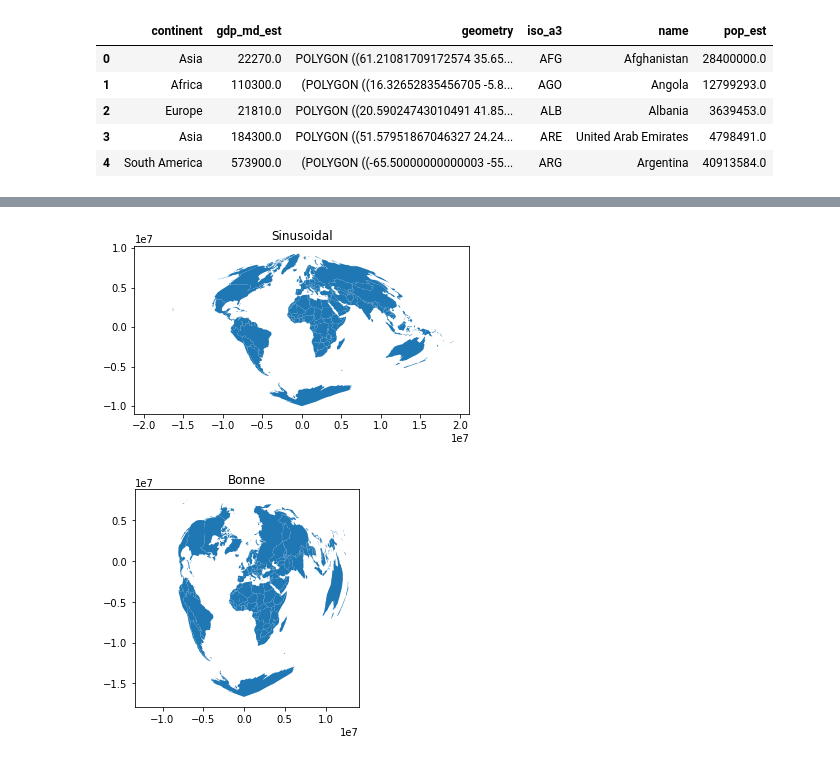
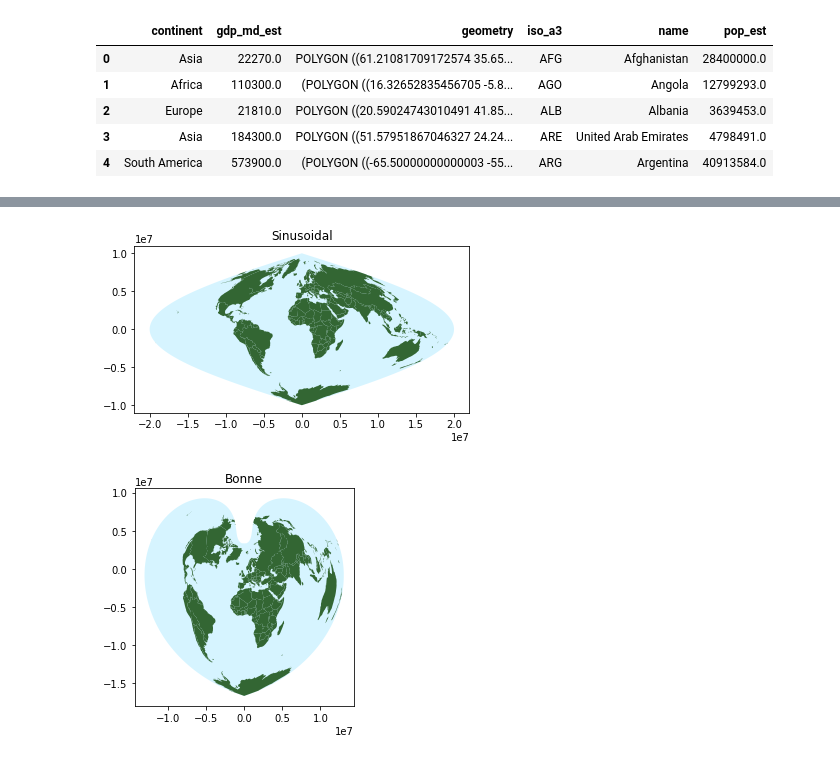
Before and after one commit to data-8/geography-88, a Jupyter notebook: session2/Map-projection.ipynb, the cells around one changed output, grey strips where cells are left out. Drawn from its saved outputs; the diff is of its cells as text; code cells hidden in the pictures.

```diff
--- a/session2/Map-projection.ipynb
+++ b/session2/Map-projection.ipynb
@@ -98,0 +99,11 @@ qp.quickplot(world)
+# %%
+# Make a Great Circle at the +/-180 meridian
+# we can draw this to get a better sense of the projections' overall shapes
+from shapely.geometry.linestring import LineString
+gc = gpd.GeoDataFrame(geometry = gpd.GeoSeries([LineString([[-180, y] for y in range(-90, 91, 1)] +
+                                                           [[180, y] for y in range(90, -91, -1)])]))
+gc.crs = {'init': 'epsg:4326', 'no_defs': True}
+
+world = gpd.read_file(gpd.datasets.get_path('naturalearth_lowres'))
+qp.quickplot(gc, facecolor='#33ccff', alpha='0.2')
+qp.quickplot(world)
@@ -131,10 +148,16 @@ qp.quickplot(world.to_crs('+proj=moll +lon_0=0 +x_0=0 +y_0=0 +datum=WGS84 +units
 # %%
 plt.gca().set_title('Sinusoidal')
-qp.quickplot(world.to_crs('+proj=sinu +lon_0=0 +x_0=0 +y_0=0 +a=6378140 +b=6356750 +units=m +no_defs'))
+qp.quickplot(gc.to_crs('+proj=sinu +lon_0=0 +x_0=0 +y_0=0 +a=6378140 +b=6356750 +units=m +no_defs'),
+             facecolor='#33ccff', alpha='0.2')
+qp.quickplot(world.to_crs('+proj=sinu +lon_0=0 +x_0=0 +y_0=0 +a=6378140 +b=6356750 +units=m +no_defs'),
+             facecolor='#336633')
 # %% [output]
-[figure, old version]
+[figure, new version]
 # %%
 plt.gca().set_title('Bonne')
-qp.quickplot(world.to_crs('+proj=bonne +lon_0=0 +lat_1=60 +x_0=0 +y_0=0 +ellps=WGS84 +datum=WGS84 +units=m +no_defs'))
+qp.quickplot(gc.to_crs('+proj=bonne +lon_0=0 +lat_1=60 +x_0=0 +y_0=0 +ellps=WGS84 +datum=WGS84 +units=m +no_defs'),
+             facecolor='#33ccff', alpha='0.2')
+qp.quickplot(world.to_crs('+proj=bonne +lon_0=0 +lat_1=60 +x_0=0 +y_0=0 +ellps=WGS84 +datum=WGS84 +units=m +no_defs'),
+             facecolor='#336633')
 # %% [output]
-[figure, old version]
+[figure, new version]
```
Also changed, not shown: parts of 24 cells of this notebook, 6 other files.
